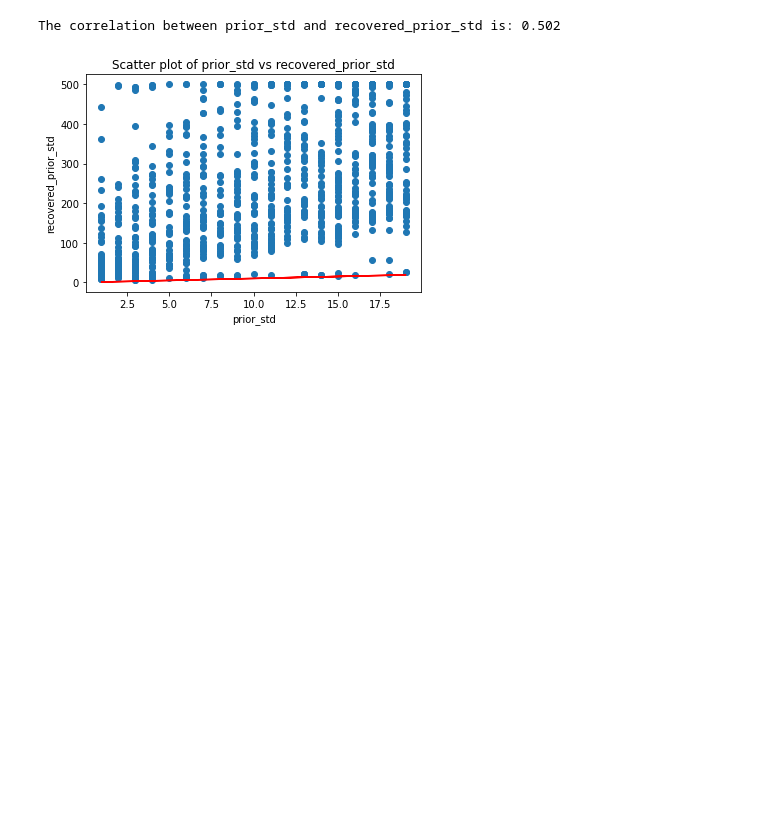
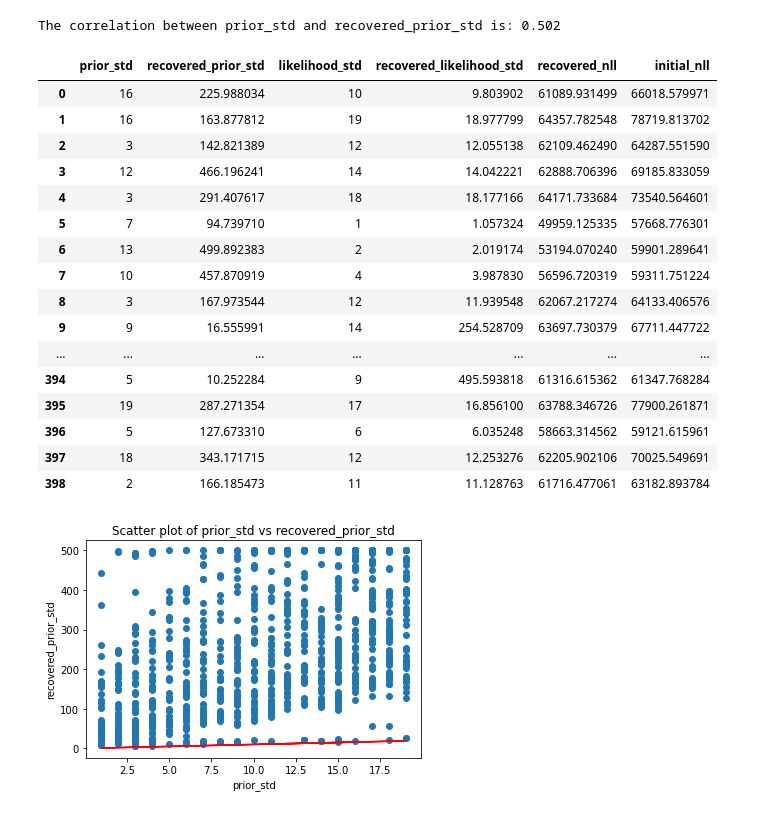
Before and after one commit to Qingqing-Yang-177/CCM_finalProject, a Jupyter notebook: Analysis/Draft.ipynb, the cells around one changed output. Cells and saved outputs as stored; diff of their text form; code cells hidden in the pictures; blank space fills up the shorter version.

```diff
--- a/Analysis/Draft.ipynb
+++ b/Analysis/Draft.ipynb
@@ -335,6 +335,26 @@ corr = simulation_df['prior_std'].corr(simulation_df['recovered_prior_std'])
 print(f"The correlation between prior_std and recovered_prior_std is: {corr:.3f}")
 # %% [output]
 The correlation between prior_std and recovered_prior_std is: 0.502
+# %%
+simulation_df
+# %% [output]
+|  | prior_std | recovered_prior_std | likelihood_std | recovered_likelihood_std | recovered_nll | initial_nll |
+| 0 | 16 | 225.988034 | 10 | 9.803902 | 61089.931499 | 66018.579971 |
+| 1 | 16 | 163.877812 | 19 | 18.977799 | 64357.782548 | 78719.813702 |
+| 2 | 3 | 142.821389 | 12 | 12.055138 | 62109.462490 | 64287.551590 |
+| 3 | 12 | 466.196241 | 14 | 14.042221 | 62888.706396 | 69185.833059 |
+| 4 | 3 | 291.407617 | 18 | 18.177166 | 64171.733684 | 73540.564601 |
+| 5 | 7 | 94.739710 | 1 | 1.057324 | 49959.125335 | 57668.776301 |
+| 6 | 13 | 499.892383 | 2 | 2.019174 | 53194.070240 | 59901.289641 |
+| 7 | 10 | 457.870919 | 4 | 3.987830 | 56596.720319 | 59311.751224 |
+| 8 | 3 | 167.973544 | 12 | 11.939548 | 62067.217274 | 64133.406576 |
+| 9 | 9 | 16.555991 | 14 | 254.528709 | 63697.730379 | 67711.447722 |
+| ... | ... | ... | ... | ... | ... | ... |
+| 394 | 5 | 10.252284 | 9 | 495.593818 | 61316.615362 | 61347.768284 |
+| 395 | 19 | 287.271354 | 17 | 16.856100 | 63788.346726 | 77900.261871 |
+| 396 | 5 | 127.673310 | 6 | 6.035248 | 58663.314562 | 59121.615961 |
+| 397 | 18 | 343.171715 | 12 | 12.253276 | 62205.902106 | 70025.549691 |
+| 398 | 2 | 166.185473 | 11 | 11.128763 | 61716.477061 | 63182.893784 |
 # %%
 x = simulation_df['prior_std']
 y = simulation_df['recovered_prior_std']
```
